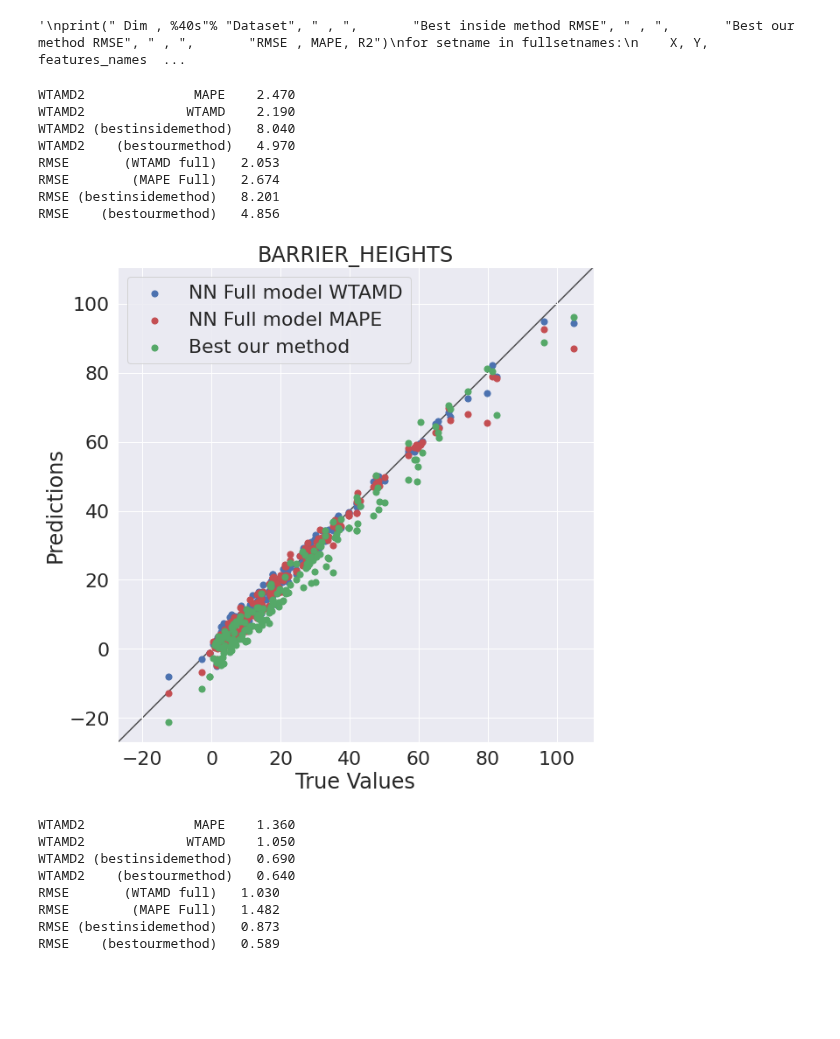
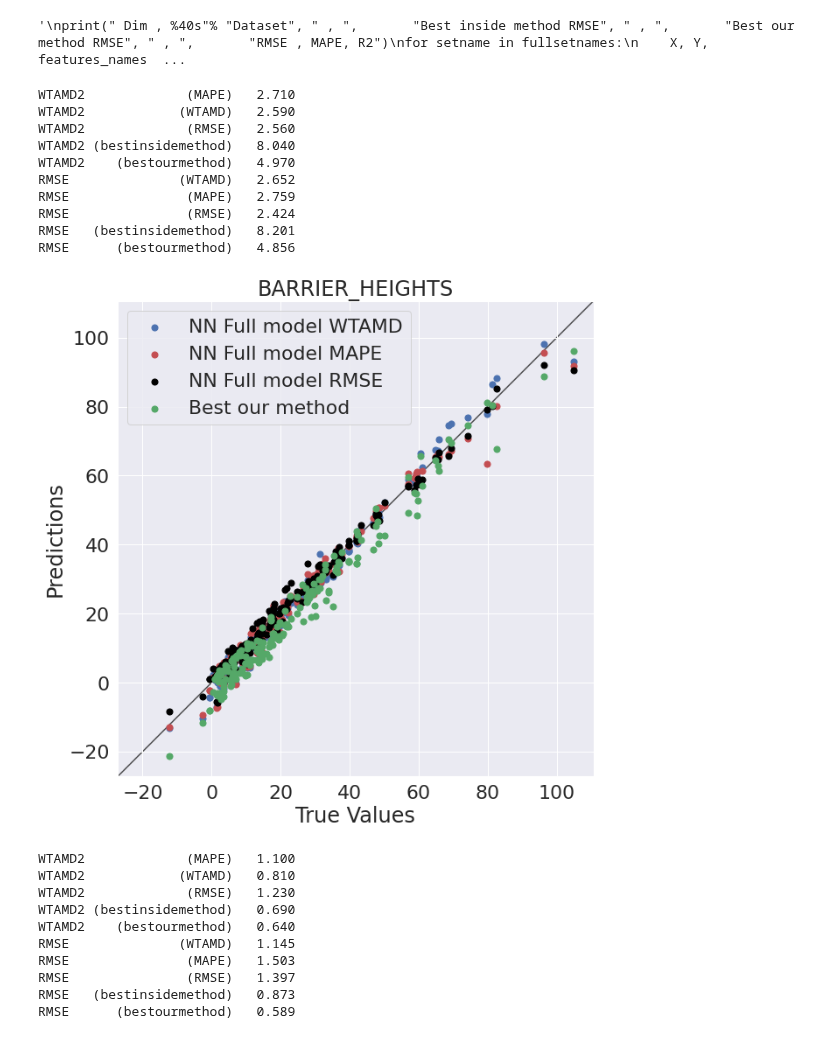
Before and after one commit to lstorchi/model_reaction_data, a Jupyter notebook: generaldataset_NN.ipynb, the cells around one changed output. Cells and saved outputs as stored; diff of their text form; code cells hidden in the pictures; blank space fills up the shorter version.

```diff
--- a/generaldataset_NN.ipynb
+++ b/generaldataset_NN.ipynb
@@ -29,11 +29,14 @@ class ModelResults:
       supersetname : list = None
       nn_model_aape = None
       nn_model_wtamd = None
+      nn_model_rmse = None
       modelminmape = None
       modelminwtamd = None
+      modelminrmse = None
       # predicted values
       y_pred_wtamd: list = None
       y_pred_mape: list = None
+      y_pred_rmse: list = None
       y_pred_bestourmethod: list = None
       y_pred_bestinsidemethod: list = None
       # data related to full set
@@ -828,11 +838,13 @@ from sklearn.metrics import mean_absolute_percentage_error
 setname = "Full"
 results_mape = models_results[setname].nn_model_mape
 results_wtamd = models_results[setname].nn_model_wtamd
+results_rmse = models_results[setname].nn_model_rmse
 print(" Dim , %40s"% "Dataset", " , ", \
-      "Best inside method RMSE", " , ", \
-      "Best our method RMSE", " , ", \
-      "RMSE Full mape, ", \
-      "RMSE Full wtamd" )
+    "Best inside method RMSE", " , ", \
+    "Best our method RMSE", " , ", \
+    "RMSE mape, ", \
+    "RMSE wtamd, ", \
+    "RMSE rmse")
 for setname in fullsetnames:
 
     X, Y, features_names = \
@@ -850,9 +862,14 @@ for setname in fullsetnames:
     models_results[setname].y_pred_wtamd = y_pred_wtamd
     rmse_wtamd = mean_squared_error(Y, y_pred_wtamd, squared=False)
 
+    y_pred_rmse = scalery.inverse_transform(results_rmse['model'].predict(X_s, verbose=0))
+    models_results[setname].y_pred_rmse = y_pred_rmse
+    rmse_rmse = mean_squared_error(Y, y_pred_rmse, squared=False)
+
     print("%4d , %40s"%(len(models_results[setname].labels), setname), " , ", \
         "%7.3f"%models_results[setname].bestinsidemethod_rmse, " , ", \
         "%7.3f"%models_results[setname].bestourmethod_rmse, " , ", \
         "%7.3f"%rmse_mape, " , ", \
-        "%7.3f"%rmse_wtamd)
+        "%7.3f"%rmse_wtamd, " , ", \
+        "%7.3f"%rmse_rmse)
 # %% [output]
@@ -926,62 +943,75 @@ for setname in fullsetnames:
     rmse_wtamd = mean_squared_error(Y, y_pred_wtamd, squared=False)
     y_pred_mape = models_results[setname].y_pred_mape
     rmse_mape = mean_squared_error(Y, y_pred_mape, squared=False)
+    y_pred_rmse = models_results[setname].y_pred_rmse
+    rmse_rmse = mean_squared_error(Y, y_pred_rmse, squared=False)
 
     if setname in supersetnames or setname == "Full":
         wtmad2 = commonutils.wtmad_calc(supersetlist, setlist, y_pred_mape, \
                                       Y, includeFull = True)
-        print("WTAMD2              MAPE  %7.3f"%wtmad2["Full"])
+        print("WTAMD2             (MAPE) %7.3f"%wtmad2["Full"])
         wtmad2 = commonutils.wtmad_calc(supersetlist, setlist, y_pred_wtamd, \
                                       Y, includeFull = True)
-        print("WTAMD2             WTAMD  %7.3f"%wtmad2["Full"])
+        print("WTAMD2            (WTAMD) %7.3f"%wtmad2["Full"])
+        wtmad2 = commonutils.wtmad_calc(supersetlist, setlist, y_pred_rmse, \
+                                      Y, includeFull = True)
+        print("WTAMD2             (RMSE) %7.3f"%wtmad2["Full"])
         print("WTAMD2 (bestinsidemethod) %7.3f"%models_results[setname].bestinsidemethod_wtamd)
         print("WTAMD2    (bestourmethod) %7.3f"%models_results[setname].bestourmethod_wtamd)
 
     if printonlysuperset and setname not in list(supersetnames.keys()) + ["Full"]:
         continue
 
-    print("RMSE       (WTAMD full) %7.3f"%rmse_wtamd)
-    print("RMSE        (MAPE Full) %7.3f"%rmse_mape)
-    print("RMSE (bestinsidemethod) %7.3f"%models_results[setname].bestinsidemethod_rmse)
-    print("RMSE    (bestourmethod) %7.3f"%models_results[setname].bestourmethod_rmse)
+    print("RMSE              (WTAMD) %7.3f"%rmse_wtamd)
+    print("RMSE               (MAPE) %7.3f"%rmse_mape)
+    print("RMSE               (RMSE) %7.3f"%rmse_rmse)
+    print("RMSE   (bestinsidemethod) %7.3f"%models_results[setname].bestinsidemethod_rmse)
+    print("RMSE      (bestourmethod) %7.3f"%models_results[setname].bestourmethod_rmse)
 
 
     fig, ax = plt.subplots()
-    ax.scatter(Y, y_pred_wtamd, c='b', s=50, label='NN Full model WTAMD')
+    ax.scatter(Y, y_pred_wtamd, \
+               c='b', s=50, label='NN Full model WTAMD')
     ax.scatter(Y, y_pred_mape, \
                 c='r', s=50, label='NN Full model MAPE')
     #ax.scatter(Y, models_results[setname].y_pred_bestinsidemethod, \
     #            c='r', s=50, label='Best inside method')
+    ax.scatter(Y, y_pred_rmse, \
+                c='black', s=50, label='NN Full model RMSE')
     ax.scatter(Y, models_results[setname].y_pred_bestourmethod, \
                c='g', s=50, label='Best our method')
     lims = [
         np.min([ax.get_xlim(), ax.get_ylim()]),  # min of both axes
         np.max([ax.get_xlim(), ax.get_ylim()]),  # max of both axes
     ]
     ax.plot(lims, lims, 'k-', alpha=0.75, zorder=0)
     ax.set_aspect('equal')
     ax.set_xlim(lims)
     ax.set_ylim(lims)
     plt.xlabel('True Values')
     plt.ylabel('Predictions')
     plt.legend(loc="upper left")
     plt.title(setname)
     plt.show()
 # %% [output]
-WTAMD2              MAPE    2.470
-WTAMD2             WTAMD    2.190
+WTAMD2             (MAPE)   2.710
+WTAMD2            (WTAMD)   2.590
+WTAMD2             (RMSE)   2.560
 WTAMD2 (bestinsidemethod)   8.040
 WTAMD2    (bestourmethod)   4.970
-RMSE       (WTAMD full)   2.053
-RMSE        (MAPE Full)   2.674
-RMSE (bestinsidemethod)   8.201
-RMSE    (bestourmethod)   4.856
+RMSE              (WTAMD)   2.652
+RMSE               (MAPE)   2.759
+RMSE               (RMSE)   2.424
+RMSE   (bestinsidemethod)   8.201
+RMSE      (bestourmethod)   4.856
-[figure, old version]
+[figure, new version]
-WTAMD2              MAPE    1.360
-WTAMD2             WTAMD    1.050
+WTAMD2             (MAPE)   1.100
+WTAMD2            (WTAMD)   0.810
+WTAMD2             (RMSE)   1.230
 WTAMD2 (bestinsidemethod)   0.690
 WTAMD2    (bestourmethod)   0.640
-RMSE       (WTAMD full)   1.030
-RMSE        (MAPE Full)   1.482
-RMSE (bestinsidemethod)   0.873
-RMSE    (bestourmethod)   0.589
+RMSE              (WTAMD)   1.145
+RMSE               (MAPE)   1.503
+RMSE               (RMSE)   1.397
+RMSE   (bestinsidemethod)   0.873
+RMSE      (bestourmethod)   0.589
```
Also changed, not shown: parts of 9 cells of this notebook, 1 other file.
